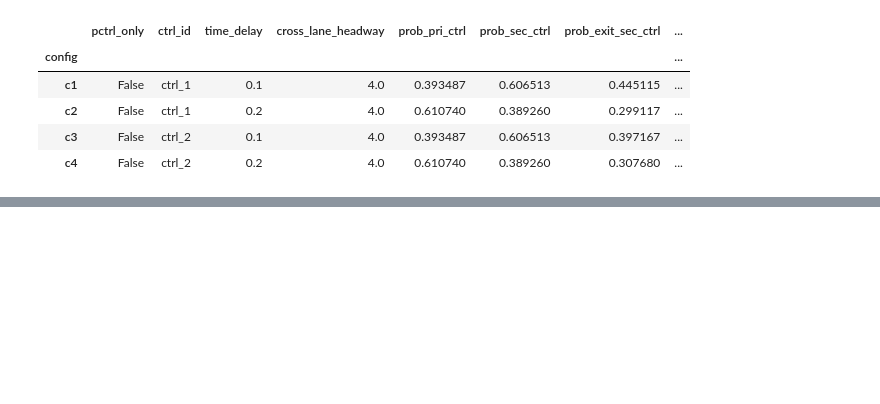
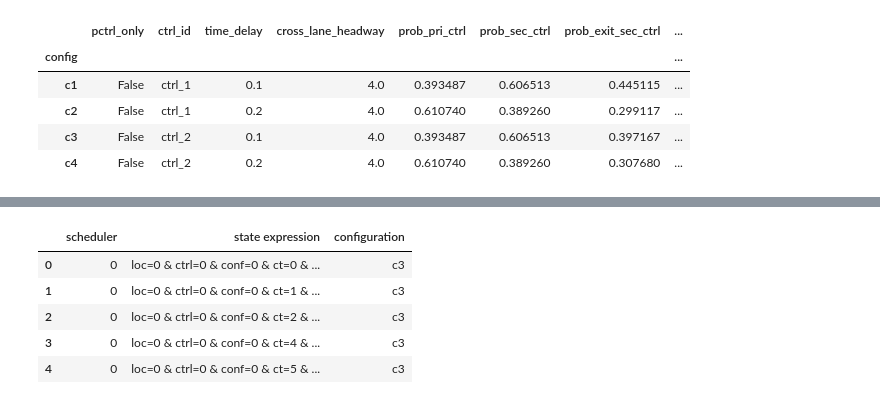
Before and after one commit to gxshub/realtime-drl-switch, a Jupyter notebook: scripts/case_study/Case_Study.ipynb, the cells around one changed output, grey strips where cells are left out. Saved outputs shown, nothing was run; the diff lists cells and outputs as text; code cells hidden in the pictures; blank space fills up the shorter version.

```diff
--- a/scripts/analysis.ipynb
+++ b/scripts/case_study/Case_Study.ipynb
@@ -684,0 +794,6 @@ const double ggy4 = 1-lln4-lly4-lgn4-lgy4-gln4-gly4-ggn4;
+# %%
+threshold = 0.001
+df_sch_dist1 = df_sch_dist[df_sch_dist['probability'] > threshold].copy()
+sum_filtered_probabilities = df_sch_dist1['probability'].sum()
+df_sch_dist1['probability'] = df_sch_dist1['probability'] / sum_filtered_probabilities
+df_sch_dist1
@@ -684,0 +806,30 @@ const double ggy4 = 1-lln4-lly4-lgn4-lgy4-gln4-gly4-ggn4;
+# %%
+df_schedulers_states_non_det = pd.merge(
+    df_schedulers, df_states_non_det, left_on='state', right_on='state_id', how = 'inner')
+df_schedulers_all = pd.merge(df_sch_dist1, df_schedulers_states_non_det, left_on='scheduler_id', right_on='scheduler', how = 'inner')
+df_schedulers_all.drop(labels=['scheduler_id', 'state_id', 'state', 'non-deterministic', 'probability'], axis=1, inplace=True)
+
+def action_to_configuration(action):
+    if action == 0:
+        return 'c1'
+    elif action == 1:
+        return 'c2'
+    elif action == 2:
+        return 'c3'
+    elif action == 3:
+        return 'c4'
+    else:
+        return None
+df_schedulers_all['configuration'] = df_schedulers_all['action'].apply(action_to_configuration)
+df_schedulers_all.drop(labels=['action'], axis=1, inplace=True)
+df_schedulers_all.rename(columns={'expression': 'state expression'}, inplace=True)
+pd.set_option('display.max_colwidth', None)
+df_schedulers_all.head()
+#df_schedulers_all
+# %% [output]
+|  | scheduler | state expression | configuration |
+| 0 | 0 | loc=0 & ctrl=0 & conf=0 & ct=0 & ... | c3 |
+| 1 | 0 | loc=0 & ctrl=0 & conf=0 & ct=1 & ... | c3 |
+| 2 | 0 | loc=0 & ctrl=0 & conf=0 & ct=2 & ... | c3 |
+| 3 | 0 | loc=0 & ctrl=0 & conf=0 & ct=4 & ... | c3 |
+| 4 | 0 | loc=0 & ctrl=0 & conf=0 & ct=5 & ... | c3 |
```
Also changed, not shown: parts of 28 cells of this notebook, 59 other files.
